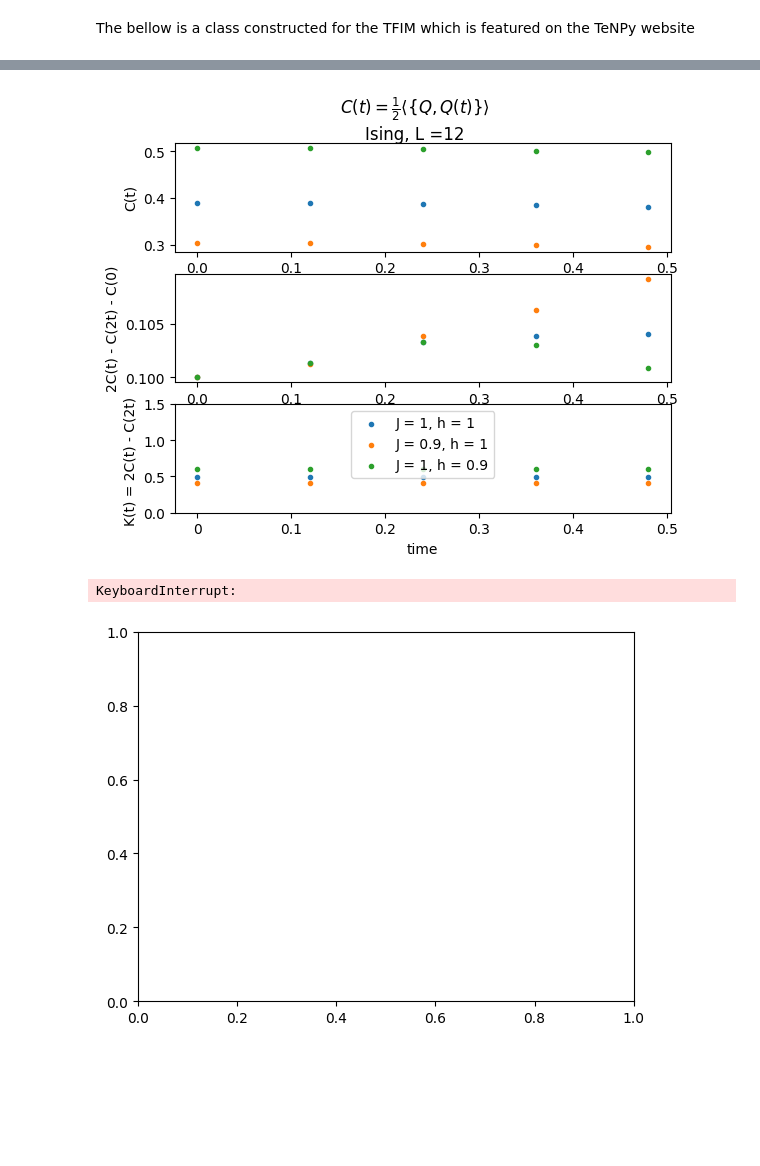
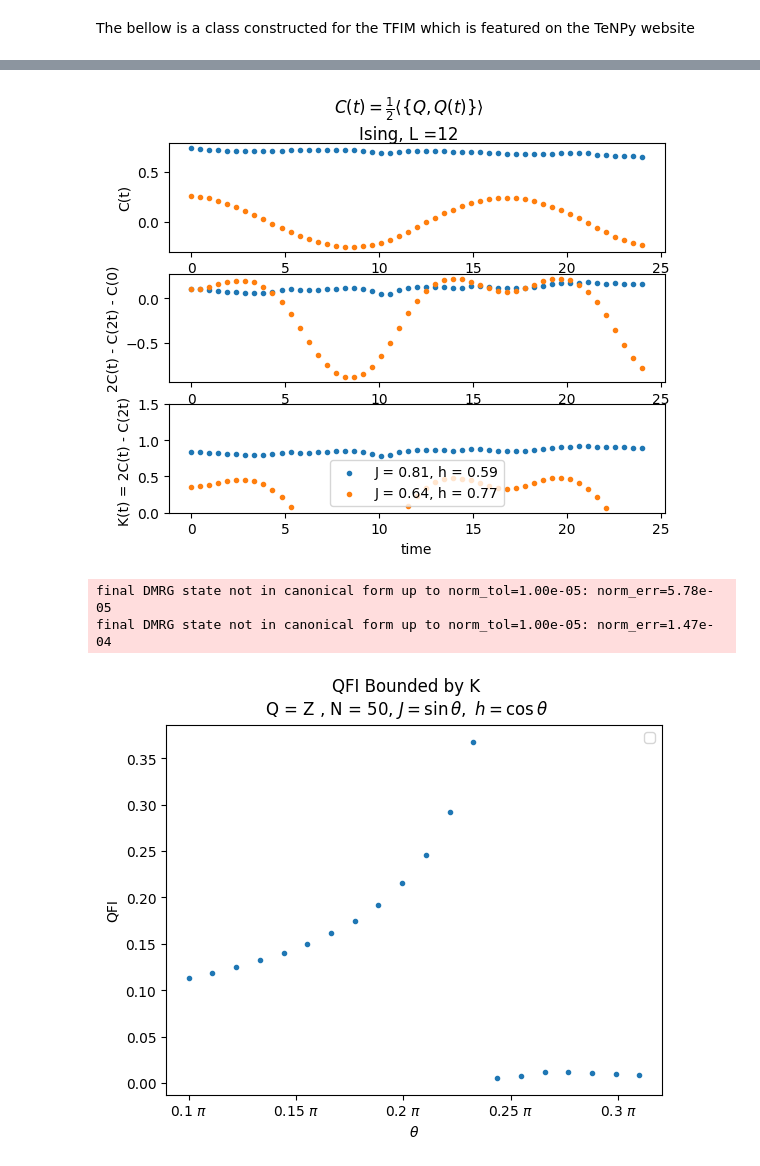
Before and after one commit to IanROsborne/Quantum_Metrology_Fisher_LG, a Jupyter notebook: TFIM/TFI_DMRG_TeNPy.ipynb, the cells around one changed output, grey strips where cells are left out. Drawn from its saved outputs; the diff is of its cells as text; code cells hidden in the pictures; blank space fills up the shorter version.

Commit message:
Finished the general functions for generating LG correlators

```diff
--- a/TFIM/TFI_DMRG_TeNPy.ipynb
+++ b/TFIM/TFI_DMRG_TeNPy.ipynb
@@ -243,9 +239,9 @@ def calculate_LG_bound1(op, model_params,   dmrg_tebd_params ):
 # %%
-n = 4
+n = 40
 
 model_params = {
-    'J': .1 , 'g': 1,  # critical
-    'L': 4,
+    'J': 1 , 'g': .1,  # critical
+    'L': 40,
     'bc_MPS': 'finite',
     'model_type' : "Ising",
     'conserve' : None
@@ -264,10 +260,10 @@ extra_params = {
     'dt': 0.02,'N_steps': 2,
     'order': 2,
     'start_time' : 0  ,
-    't_max' : 30  #only an option for calculating the bound
+    't_max' : 3  #only an option for calculating the maximum of the LG correlator
 }
 start1 = time.perf_counter()
-print(calculate_LG_bound1('Sigmax', model_params, extra_params))
+print(calculate_LG_bound('Sigmax', model_params, extra_params))
 end1 = time.perf_counter()
 
 print(end1 - start1)
@@ -334,12 +331,12 @@ final DMRG state not in canonical form up to norm_tol=1.00e-05: norm_err=3.35e-0
 fig.savefig("C:\\Users\\ianro\\Documents\\Research\\Quantum_Metrology_AKLT\\Plots\\TFIM_L50_Ztot_QFI_Bound.png")
 # %%
 L = 12
-chi_max = 30
+chi_max = 40
 op = 'Sigmax'
-num_points = 4
-t_end = .5
+num_points = 50
+t_end = 25
 dt = 0.02
-Jg_lst = [[1,1],[.9,1], [1, .9]]
+Jg_lst = [[np.sin(.3 * np.pi), np.cos(.3 * np.pi)],[np.sin(.22 * np.pi), np.cos(.22 * np.pi)]]
 
 fig, ax = plt.subplots(3)
 
@@ -363,13 +360,14 @@ for J, g in Jg_lst:
     'combine': True,
     'N_times' : num_points,
     'dt': dt,'N_steps': 2*int( t_end//(2*dt * num_points)),
-    'order': 2, 'start_time' : 0}
+    'order': 2, 'start_time' : 0,
+    't_max' : 30}
 
     times, Ct = calculate_QtQ('Sigmax', model_params,  dmrg_tebd_params = extra_params)
     ax[0].scatter(times, Ct, marker = '.', label = "J = " + str(J) + ", h = " + str(g), zorder = 3)
     times, LG_correl, Kt = calculate_LG_correlator('Sigmax', model_params,  dmrg_tebd_params = extra_params)
-    ax[1].scatter(times, LG_correl, marker = '.', label = "J = " + str(J) + ", h = " + str(g), zorder = 3)
-    ax[2].scatter(times, Kt, marker = '.', label = "J = " + str(J) + ", h = " + str(g), zorder = 3)
+    ax[1].scatter(times, LG_correl, marker = '.', label = "J = " + str(round(J,2)) + ", h = " + str(round(g,2)), zorder = 3)
+    ax[2].scatter(times, Kt, marker = '.', label = "J = " + str(round(J,2)) + ", h = " + str(round(g, 2)), zorder = 3)
 
 
 fig.suptitle("$C(t) = \\frac{1}{2}\\langle \\{Q, Q(t) \\}\\rangle$\nIsing, L =" + str(L))
@@ -383,14 +381,14 @@ plt.legend()
 
 plt.show()
 # %% [output]
-[figure, old version]
+[figure, new version]
 # %%
 fig.savefig("C:\\Users\\ianro\\Documents\\Research\\Quantum_Metrology_AKLT\\Plots\\TFIM_L50_C_LG_K.png")
 # %%
-L = 4
-chi_max = 30
+L = 50
+chi_max = 40
 op = 'Sigmax'
-num_points = 15
+num_points = 20
 
 extra_params = {
     'mixer': None,  # setting this to True helps to escape local minima
@@ -405,38 +403,40 @@ extra_params = {
     'dt': 0.02,'N_steps': 2,
     'order': 2,
     'start_time' : 0  ,
-    't_max' : 25  #only an option for calculating the bound
+    't_max' : 30  #only an option for calculating the bound
 }
 
-theta_range = np.linspace(0.18 * np.pi, 0.31 * np.pi, num_points)
+theta_range = np.linspace(0.10 * np.pi, 0.31 * np.pi, num_points)
 
 fig, ax = plt.subplots(1)
 
 LG_bound = []
 QFI_lst =[]
 for theta in theta_range:
     J, g = np.sin(theta), np.cos(theta)
 
     model_params = {
     'J':  J , 'g':  g,  # critical
     'L': L,
     'bc_MPS': 'finite',
     'conserve' : None}
 
-    LG_bound += [calculate_LG_bound(op, model_params, extra_params )]
+    t_max, LG_max = calculate_LG_bound(op, model_params, extra_params )
+    LG_bound += [LG_max]
 
 #ax.fill_between(theta_range/ np.pi, LG_bound, 4 ,  color = '.7', label = "QFI Bound "  )
 ax.scatter(theta_range/ np.pi, LG_bound, marker = '.', label = "", zorder = 3)
 
 
 fig.suptitle("QFI Bounded by K\nQ = Z , N = " + str(L) + ", $J = \\sin\\theta,~h = \\cos\\theta$")
 ax.xaxis.set_major_formatter(tck.FormatStrFormatter("%g $\\pi$"))
 plt.xlabel("$\\theta$")
 ax.set(ylabel = "QFI")
 #plt.ylim((0.9,1.6))
 plt.legend()
 
 plt.show()
 # %% [output]
-KeyboardInterrupt:
+final DMRG state not in canonical form up to norm_tol=1.00e-05: norm_err=5.78e-05
+final DMRG state not in canonical form up to norm_tol=1.00e-05: norm_err=1.47e-04
-[figure, old version]
+[figure, new version]
```
Also changed, not shown: parts of 4 cells of this notebook, 1 other file.
